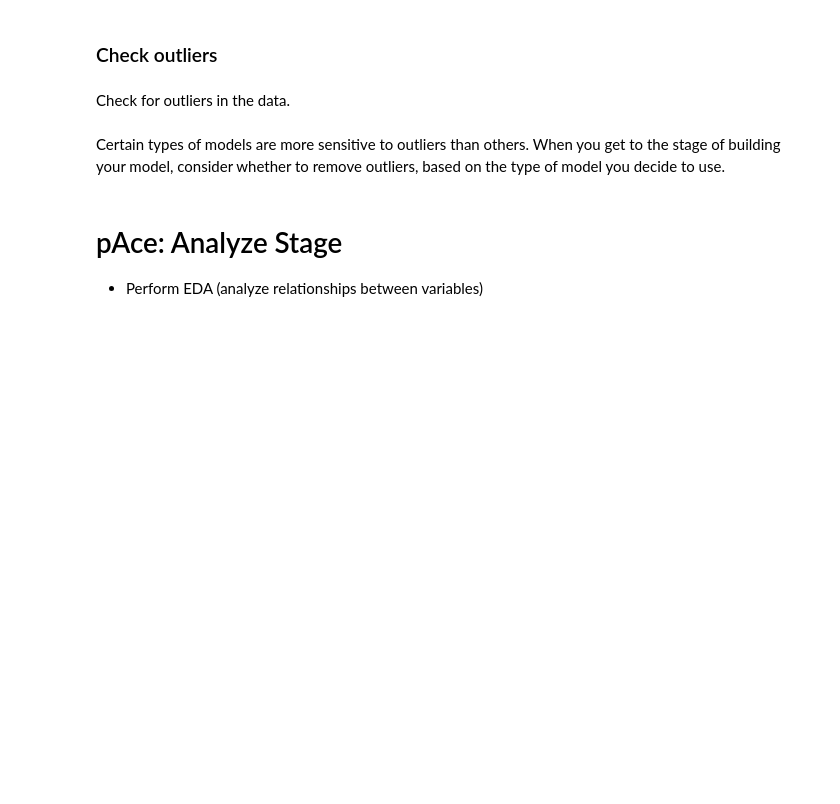
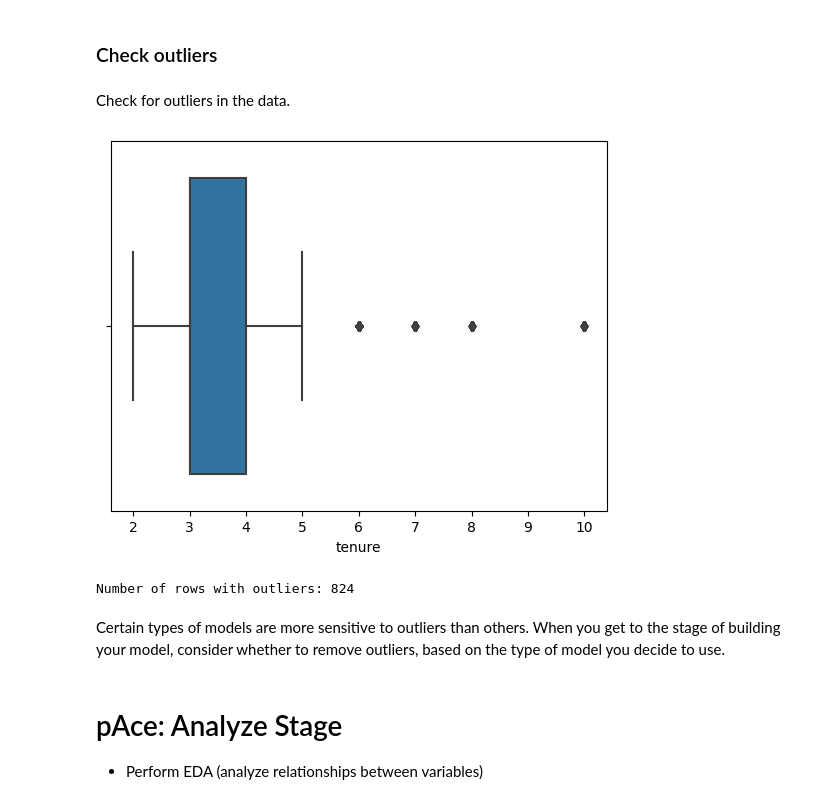
Before and after one commit to andyguo0228/salifort_motor_project, a Jupyter notebook: Activity_ Course 7 Salifort Motors project lab.ipynb, the cells around one changed output. Cells and saved outputs as stored; diff of their text form; code cells hidden in the pictures; blank space fills up the shorter version.

```diff
--- a/Activity_ Course 7 Salifort Motors project lab.ipynb
+++ b/Activity_ Course 7 Salifort Motors project lab.ipynb
@@ -85,8 +87,8 @@ import sklearn.metrics as metric
 
 # Load dataset into a dataframe
 ### YOUR CODE HERE ###
-df0 = pd.read_csv("HR_capstone_dataset.csv")
+df = pd.read_csv("data/HR_comma_sep.csv")
 
 
 # Display first few rows of the dataframe
-### YOUR CODE HERE ###
+df.head(10)
@@ -115,7 +162,9 @@ As a data cleaning step, rename the columns as needed. Standardize the column na
 # %%
 # Rename columns as needed
-### YOUR CODE HERE ###
-
+df = df.rename(columns={'average_montly_hours': 'average_monthly_hours',
+                   'time_spend_company': 'tenure',
+                   'Work_accident': 'work_accident',
+                   'Department': 'department'})
 
 # Display all column names after the update
-### YOUR CODE HERE ###
+df.columns
@@ -139,7 +214,7 @@ Check for any duplicate entries in the data.
 # %%
 # Drop duplicates and save resulting dataframe in a new variable as needed
-### YOUR CODE HERE ###
+df = df.drop_duplicates(keep='first')
 
 
 # Display first few rows of new dataframe as needed
-### YOUR CODE HERE ###
+df.head()
@@ -149,4 +231,7 @@ Check for any duplicate entries in the data.
 Check for outliers in the data.
 # %%
 # Create a boxplot to visualize distribution of `tenure` and detect any outliers
-### YOUR CODE HERE ###
+sns.boxplot(x=df['tenure'])
+plt.show()
+# %% [output]
+[figure, added]
@@ -156,3 +238,17 @@ Check for outliers in the data.
+# %%
+# Determine the number of rows containing outliers
+percentile25 = df.tenure.quantile(0.25)
+percentile75 = df.tenure.quantile(0.75)
+
+iqr = percentile75 - percentile25
+
+upper_limit = percentile75 + iqr * 1.5
+lower_limit = percentile25 - iqr * 1.5
+
+outliers = df[(df.tenure > upper_limit) | (df.tenure < lower_limit)]
+print('Number of rows with outliers:', outliers.shape[0])
+# %% [output]
+Number of rows with outliers: 824
 # %% [markdown]
 Certain types of models are more sensitive to outliers than others. When you get to the stage of building your model, consider whether to remove outliers, based on the type of model you decide to use.
 # %% [markdown]
```
Also changed, not shown: parts of 18 cells of this notebook.
